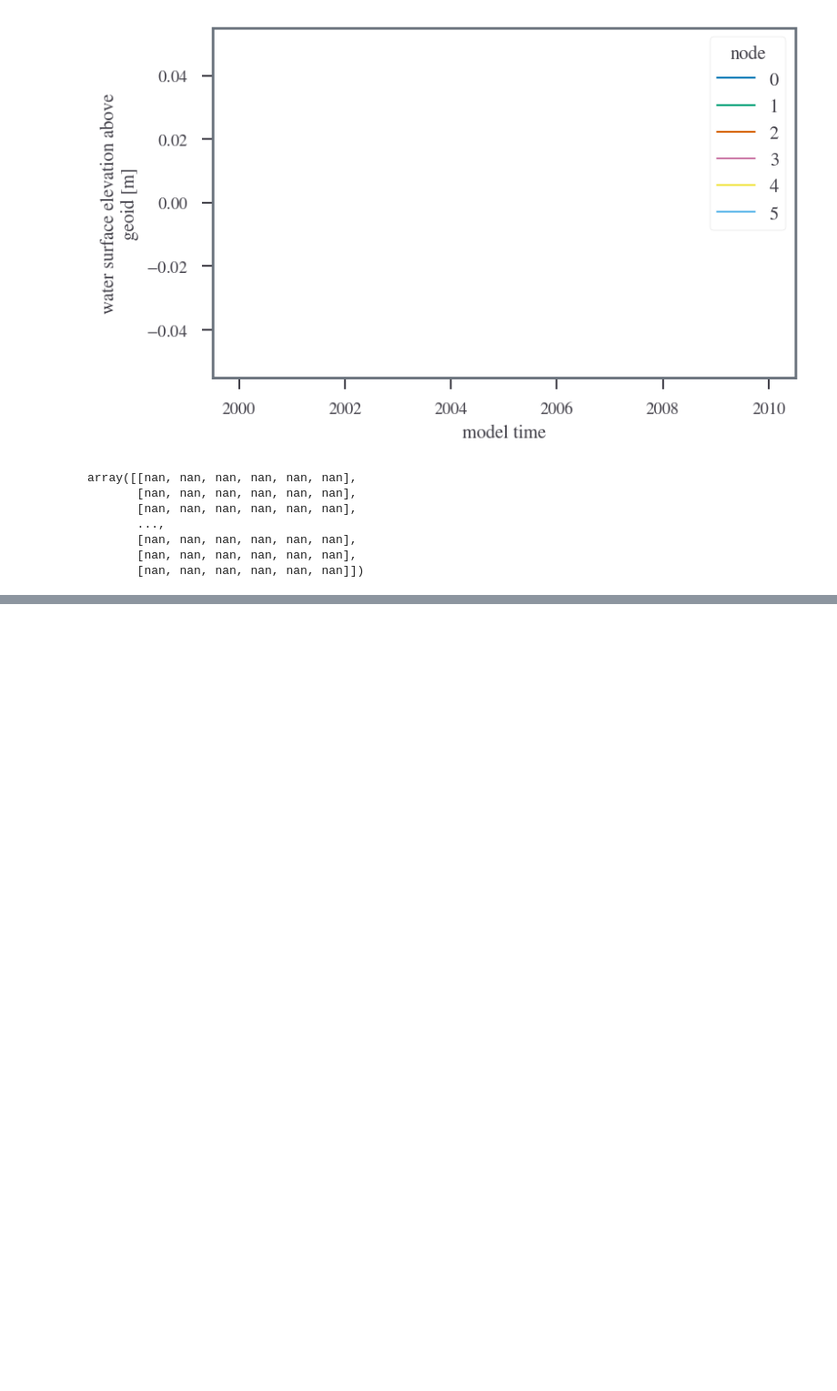
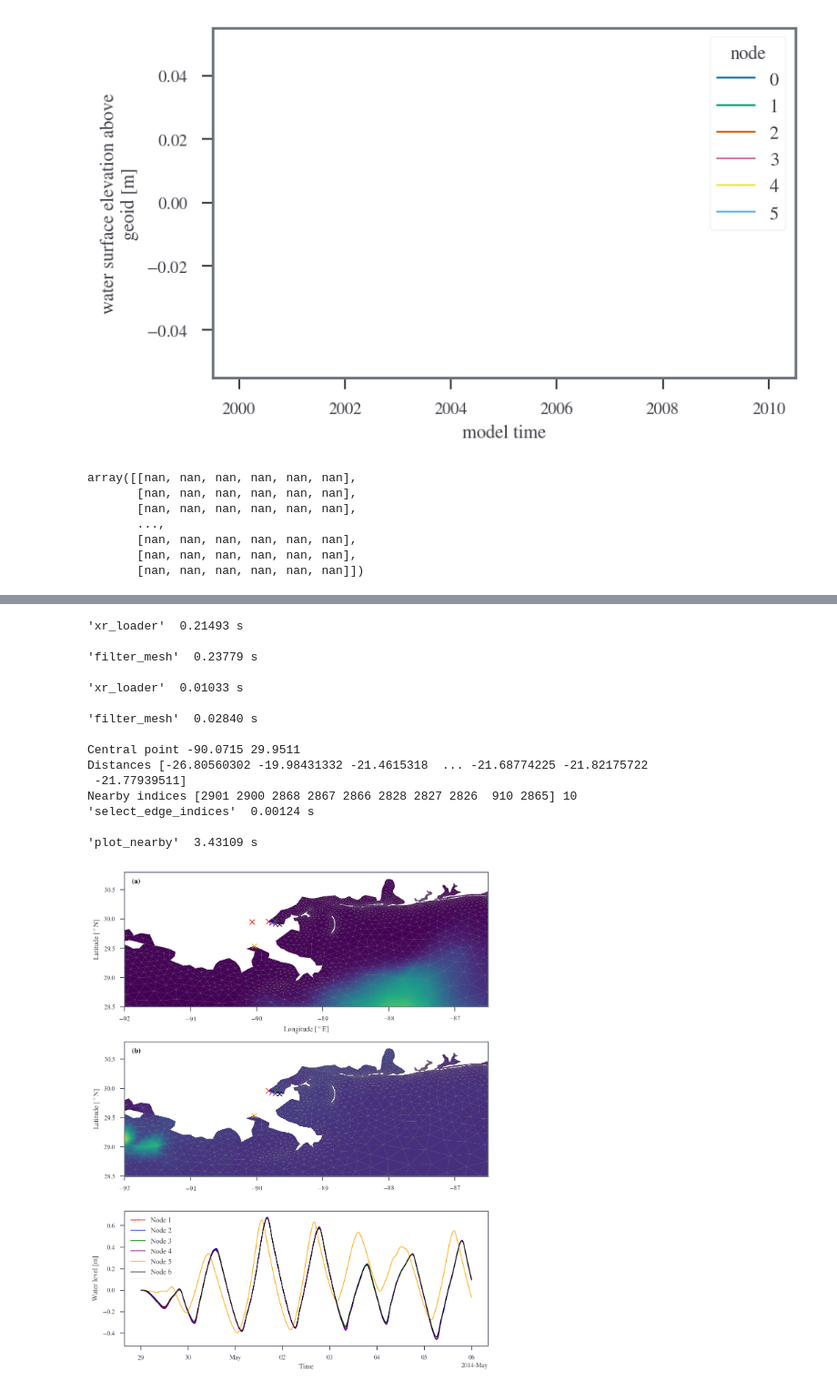
Before and after one commit to sdat2/PotentialHeight, a Jupyter notebook: ipynb/tides.ipynb, the cells around one changed output, grey strips where cells are left out. Shown at 91% size. Saved outputs shown, nothing was run; the diff lists cells and outputs as text; code cells hidden in the pictures; blank space fills up the shorter version.

```diff
--- a/ipynb/tides.ipynb
+++ b/ipynb/tides.ipynb
@@ -135,0 +348,19 @@ fm.zeta.values
+# %%
+plot_nearby("../../NWS13example/")
+# %% [output]
+'xr_loader'  0.21493 s
+
+'filter_mesh'  0.23779 s
+
+'xr_loader'  0.01033 s
+
+'filter_mesh'  0.02840 s
+
+Central point -90.0715 29.9511
+Distances [-26.80560302 -19.98431332 -21.4615318  ... -21.68774225 -21.82175722
+ -21.77939511]
+Nearby indices [2901 2900 2868 2867 2866 2828 2827 2826  910 2865] 10
+'select_edge_indices'  0.00124 s
+
+'plot_nearby'  3.43109 s
+[figure, added]
```
Also changed, not shown: parts of 37 cells of this notebook, 2 other files.
